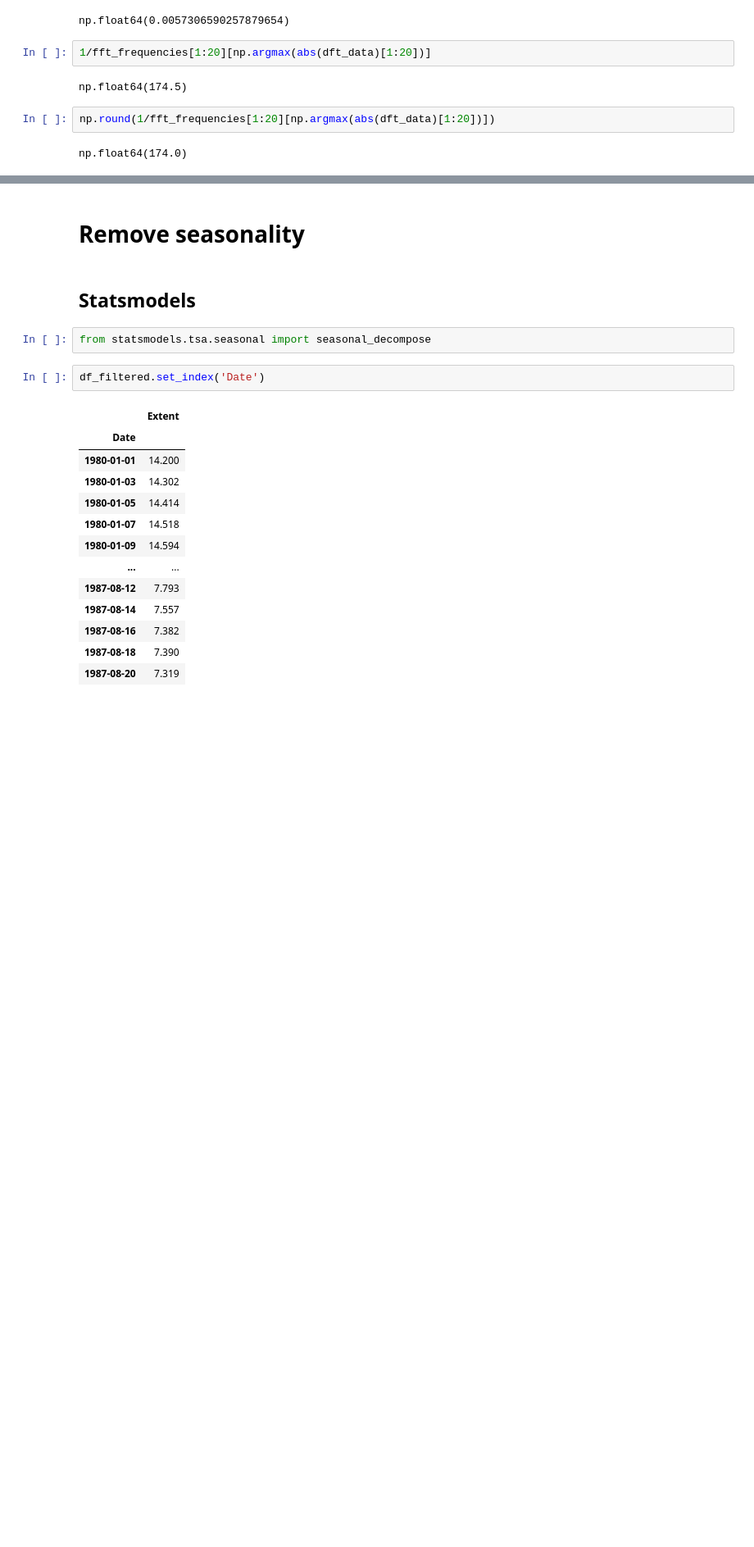
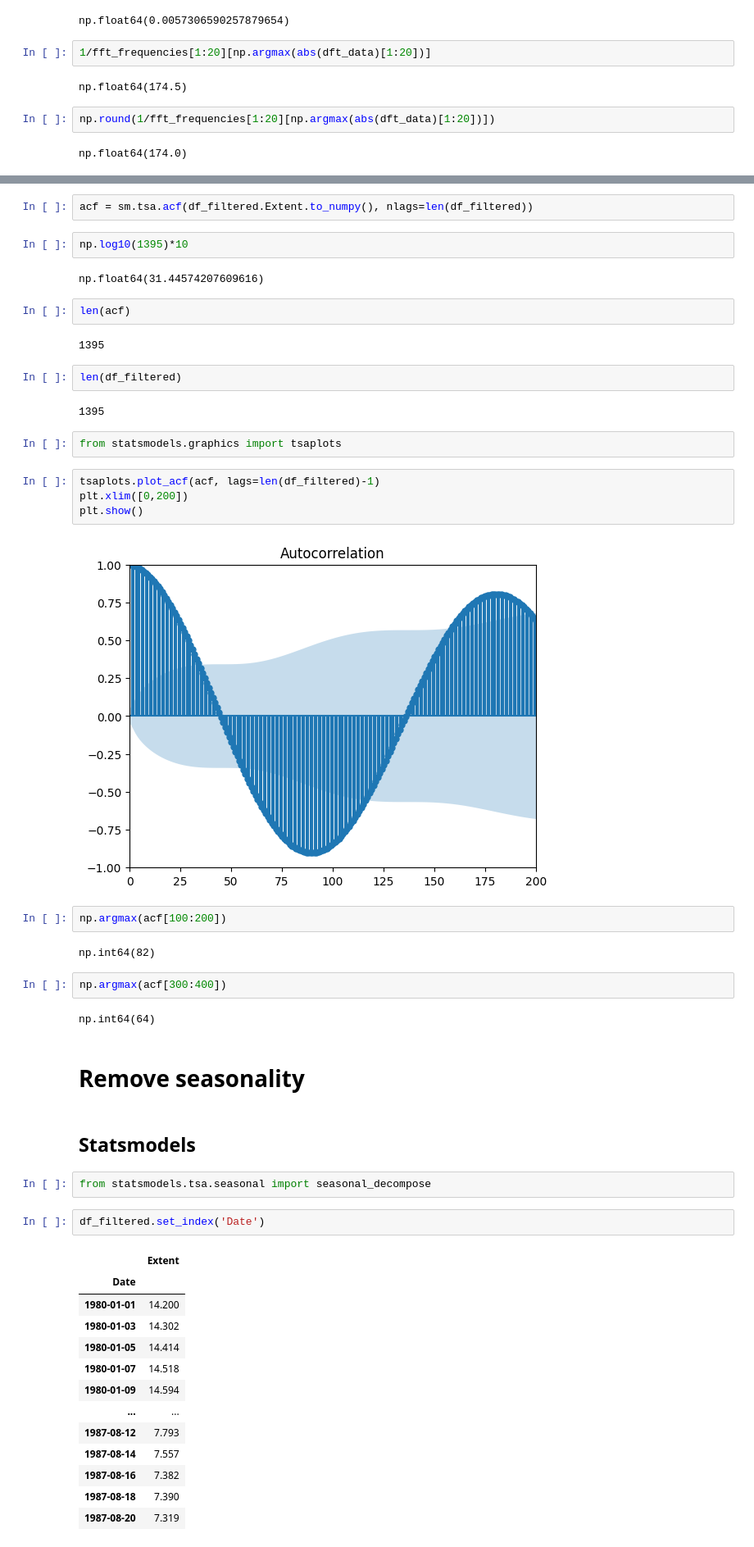
Before and after one commit to sameervk/OpenDataScienceSandbox, a Jupyter notebook: test_nbs/fft.ipynb, the cells around one changed output, grey strips where cells are left out. Shown at 82% size. Cells and saved outputs as stored; diff of their text form; blank space fills up the shorter version.

```diff
--- a/test_nbs/fft.ipynb
+++ b/test_nbs/fft.ipynb
@@ -308,3 +471,33 @@ np.float64(174.0)
+# %%
+acf = sm.tsa.acf(df_filtered.Extent.to_numpy(), nlags=len(df_filtered))
+# %%
+np.log10(1395)*10
+# %% [output]
+np.float64(31.44574207609616)
+# %%
+len(acf)
+# %% [output]
+1395
+# %%
+len(df_filtered)
+# %% [output]
+1395
+# %%
+from statsmodels.graphics import tsaplots
+# %%
+tsaplots.plot_acf(acf, lags=len(df_filtered)-1)
+plt.xlim([0,200])
+plt.show()
+# %% [output]
+[figure, added]
+# %%
+np.argmax(acf[100:200])
+# %% [output]
+np.int64(82)
+# %%
+np.argmax(acf[300:400])
+# %% [output]
+np.int64(64)
 # %% [markdown]
 # Remove seasonality
 # %% [markdown]
```
Also changed, not shown: parts of 48 cells of this notebook, 7 other files.
